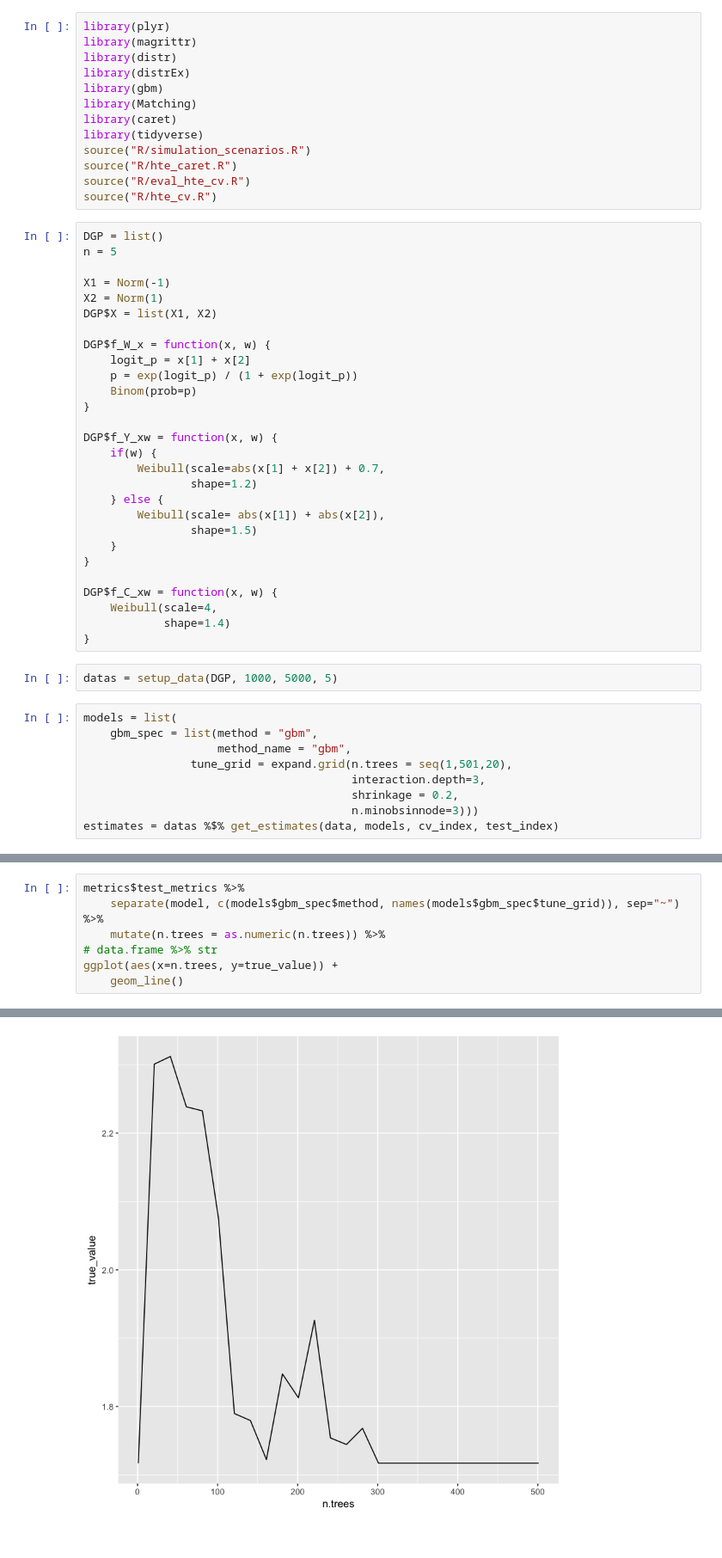
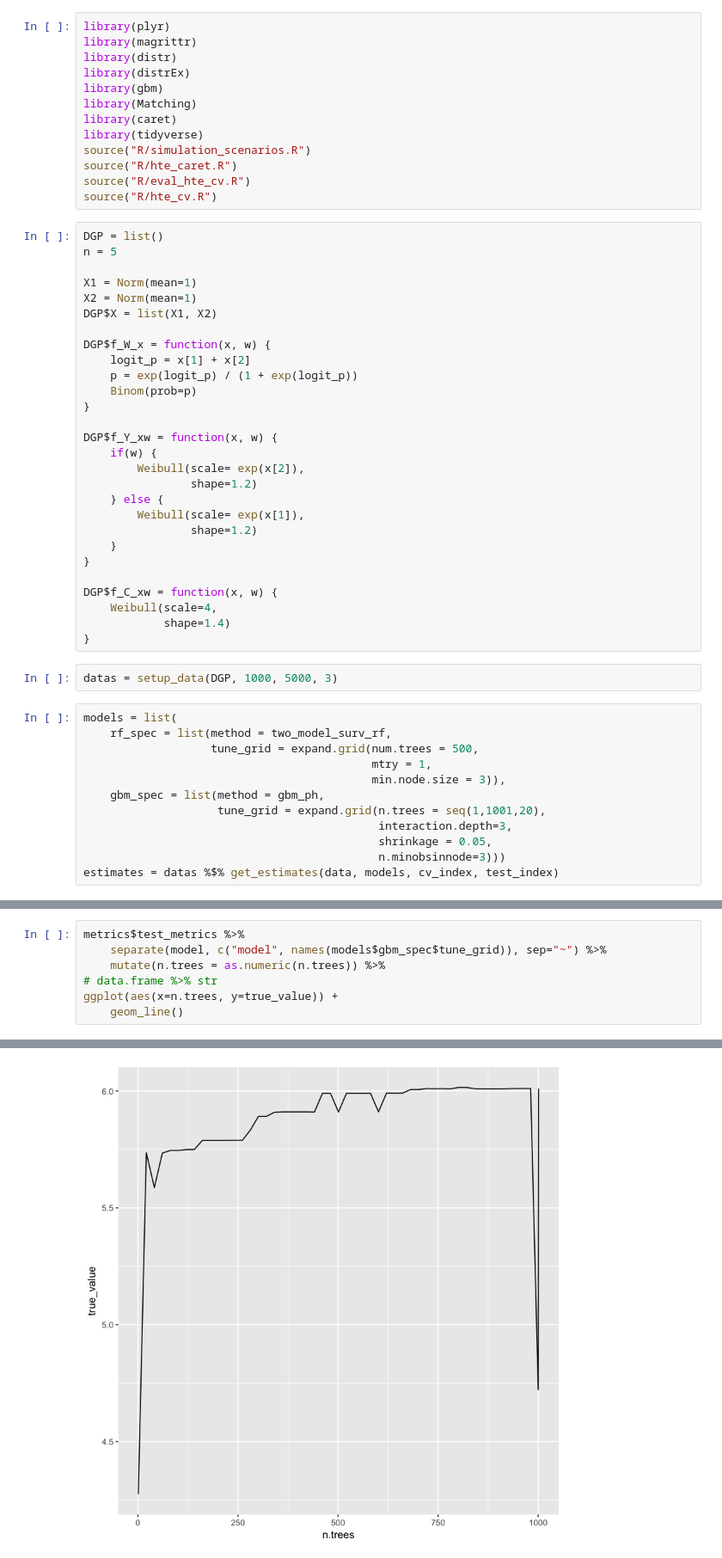
Before and after one commit to som-shahlab/ITE-model-selection, a Jupyter notebook: scratch.ipynb, the cells around one changed output, grey strips where cells are left out. Shown at 86% size. Cells and saved outputs as stored; diff of their text form.

```diff
--- a/scratch.ipynb
+++ b/scratch.ipynb
@@ -20,8 +20,8 @@ source("R/hte_cv.R")
 DGP = list()
 n = 5
 
-X1 = Norm(-1)
-X2 = Norm(1)
+X1 = Norm(mean=1)
+X2 = Norm(mean=1)
 DGP$X = list(X1, X2)
 
 DGP$f_W_x = function(x, w) {
@@ -32,11 +32,11 @@ DGP$f_W_x = function(x, w) {
 
 DGP$f_Y_xw = function(x, w) {
     if(w) {
-        Weibull(scale=abs(x[1] + x[2]) + 0.7,
+        Weibull(scale= exp(x[2]),
                 shape=1.2)
     } else {
-        Weibull(scale= abs(x[1]) + abs(x[2]),
-                shape=1.5)
+        Weibull(scale= exp(x[1]),
+                shape=1.2)
     }
 }
 
@@ -45,13 +45,16 @@ DGP$f_C_xw = function(x, w) {
             shape=1.4)
 }
 # %%
-datas = setup_data(DGP, 1000, 5000, 5)
+datas = setup_data(DGP, 1000, 5000, 3)
 # %%
 models = list(
-    gbm_spec = list(method = "gbm",
-                    method_name = "gbm",
-                tune_grid = expand.grid(n.trees = seq(1,501,20),
-                                        interaction.depth=3,
-                                        shrinkage = 0.2,
-                                        n.minobsinnode=3)))
+    rf_spec = list(method = two_model_surv_rf,
+                   tune_grid = expand.grid(num.trees = 500,
+                                           mtry = 1,
+                                           min.node.size = 3)),
+    gbm_spec = list(method = gbm_ph,
+                    tune_grid = expand.grid(n.trees = seq(1,1001,20),
+                                            interaction.depth=3,
+                                            shrinkage = 0.05,
+                                            n.minobsinnode=3)))
 estimates = datas %$% get_estimates(data, models, cv_index, test_index)
@@ -71,6 +116,6 @@ ggplot(aes(x=n.trees, y=metrics, color=selection_method)) +
 # %%
 metrics$test_metrics %>%
-    separate(model, c(models$gbm_spec$method, names(models$gbm_spec$tune_grid)), sep="~") %>%
+    separate(model, c("model", names(models$gbm_spec$tune_grid)), sep="~") %>%
     mutate(n.trees = as.numeric(n.trees)) %>%
 # data.frame %>% str
 ggplot(aes(x=n.trees, y=true_value)) +
@@ -79 +126 @@ ggplot(aes(x=n.trees, y=true_value)) +
-[figure, old version]
+[figure, new version]
```
Also changed, not shown: parts of 10 cells of this notebook, 13 other files.
